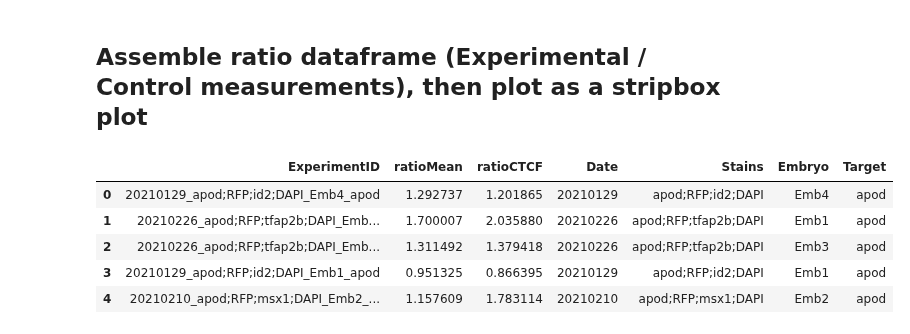
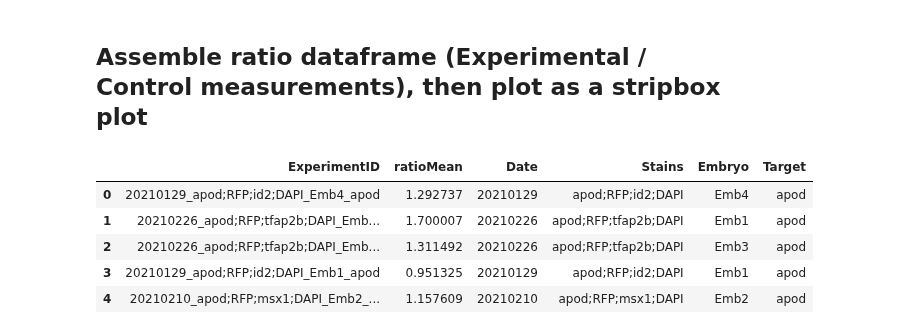
Before and after one commit to PiacentinoLab/2021-Essential-function-and-targets-of-BMP-signaling-during-midbrain-neural-crest-delamination, a Jupyter notebook: Fig4_HCR_Validation/2021_WholeMount_HCR_Intensity_Analysis.ipynb, the cells around one changed output. Drawn from its saved outputs; the diff is of its cells as text; code cells hidden in the pictures.

```diff
--- a/Fig4_HCR_Validation/2021_WholeMount_HCR_Intensity_Analysis.ipynb
+++ b/Fig4_HCR_Validation/2021_WholeMount_HCR_Intensity_Analysis.ipynb
@@ -70,18 +70,18 @@ This will determine the ratio of fluorescence intensities between control and ex
 stage = ['7ss','8ss']
 analyze_df = full_df.loc[full_df['Somites'].isin(stage)]
 
-# Get a list of targets
+# Get a list of target genes measured
 target_list = analyze_df.Target.unique().tolist()
 
 # Initialize for final dataframe collection
 full_results = pd.DataFrame()
 full_results_list = []
 
-# Loop through targets:
+# Loop through target genes:
 for target in target_list:
     df_target = analyze_df.loc[analyze_df['Target'] == target][['Target','EmbID','Treatment',
                                                           'Somites','ROI','Area','Mean','IntDen']]
-    # Initialize for final dataframe collection
+    # Initialize for temporary dataframe collection
     target_results = pd.DataFrame()
     target_results_list = []
 
@@ -90,37 +90,25 @@ for target in target_list:
     for embryo in embryo_list:
         df_embryo = df_target.loc[df_target['EmbID'] == embryo]
 
-        # Isolate values from embryo measurements
-        cntl_intden, expt_intden = (float(df_embryo.loc[df_embryo['ROI'] == 'Cntl']['IntDen'])
-                                   ,float(df_embryo.loc[df_embryo['ROI'] == 'Expt']['IntDen']))
-        cntl_area, expt_area = (float(df_embryo.loc[df_embryo['ROI'] == 'Cntl']['Area'])
-                                   ,float(df_embryo.loc[df_embryo['ROI'] == 'Expt']['Area']))
-        mean_background = float(df_embryo.loc[df_embryo['ROI'] == 'background']['Mean'])
-        cntl_ctcf, expt_ctcf = cntl_intden - (cntl_area * mean_background), expt_intden - (expt_area * mean_background)
-
-        # Assemble output df
+        # Assemble output df from specific values in each embryo dataset
         data = {'Target': [target, target], 'EmbID': [embryo, embryo]
                 ,'Treatment': [df_embryo.tail(1)['Treatment'].values[0], df_embryo.tail(1)['Treatment'].values[0]]
                 ,'Somites': [df_embryo.tail(1)['Somites'].values[0], df_embryo.tail(1)['Somites'].values[0]]
                 ,'ROI': ['Cntl', 'Expt']
                 ,'Mean': [float(df_embryo.loc[df_embryo['ROI'] == 'Cntl']['Mean']),
                         float(df_embryo.loc[df_embryo['ROI'] == 'Expt']['Mean'])]
-                ,'Area': [cntl_area, expt_area]
-                ,'IntDen': [cntl_intden, expt_intden]
-                ,'CTCF': [cntl_ctcf, expt_ctcf]
                }
         embryo_results = pd.DataFrame(data)
         target_results_list.append(embryo_results)
 
-    # Normalize within this target dataset
+    # Normalize mean levels within this target dataset to the mean of the control group
     target_results = pd.concat(target_results_list, sort=False).reset_index().drop('index', axis=1)
-    cntl_ctcf_mean = target_results.loc[target_results['ROI'] == 'Cntl']['CTCF'].mean()
-    target_results['normCTCF'] = target_results['CTCF']/cntl_ctcf_mean
     cntl_mean = target_results.loc[target_results['ROI'] == 'Cntl']['Mean'].mean()
     target_results['normMean'] = target_results['Mean']/cntl_mean
     full_results_list.append(target_results)
 
+# Assemble and view the final results
 full_results = pd.concat(full_results_list,sort=False).reset_index().drop('index', axis=1)
 full_results
-full_results.head(10)
+full_results.head()
 # %% [output]
@@ -205,36 +188,33 @@ n = 6 embryos
 # %%
 ratios_raw = full_results.copy()
 ratios_raw['ExperimentID'] = ratios_raw['EmbID']+'_'+ratios_raw['Target']
 expt_list = ratios_raw['ExperimentID'].unique().tolist()
 
 ratio_results = pd.DataFrame()
 list_ = []
 
 for expt in expt_list:
     expt_df = ratios_raw.loc[ratios_raw['ExperimentID'] == expt]
     ratio_mean = (float(expt_df.loc[expt_df['ROI'] == 'Expt']['Mean'])
                 /float(expt_df.loc[expt_df['ROI'] == 'Cntl']['Mean']))
-    ratio_ctcf = (float(expt_df.loc[expt_df['ROI'] == 'Expt']['CTCF'])
-                /float(expt_df.loc[expt_df['ROI'] == 'Cntl']['CTCF']))
     # Assemble output df
     data = {'ExperimentID': [expt],
             'ratioMean': [ratio_mean],
-            'ratioCTCF': [ratio_ctcf],
            }
     expt_results = pd.DataFrame(data)
     list_.append(expt_results)
 
 ratio_results = pd.concat(list_,sort=False).reset_index().drop('index', axis=1)
 (ratio_results['Date'], ratio_results['Stains'], ratio_results['Embryo'], ratio_results['Target']
         ) = zip(*ratio_results['ExperimentID'].map(lambda x: x.split('_')))
 ratio_results.head()
 # %% [output]
-|  | ExperimentID | ratioMean | ratioCTCF | Date | Stains | Embryo | Target |
-| 0 | 20210129_apod;RFP;id2;DAPI_Emb4_apod | 1.292737 | 1.201865 | 20210129 | apod;RFP;id2;DAPI | Emb4 | apod |
-| 1 | 20210226_apod;RFP;tfap2b;DAPI_Emb... | 1.700007 | 2.035880 | 20210226 | apod;RFP;tfap2b;DAPI | Emb1 | apod |
-| 2 | 20210226_apod;RFP;tfap2b;DAPI_Emb... | 1.311492 | 1.379418 | 20210226 | apod;RFP;tfap2b;DAPI | Emb3 | apod |
-| 3 | 20210129_apod;RFP;id2;DAPI_Emb1_apod | 0.951325 | 0.866395 | 20210129 | apod;RFP;id2;DAPI | Emb1 | apod |
-| 4 | 20210210_apod;RFP;msx1;DAPI_Emb2_... | 1.157609 | 1.783114 | 20210210 | apod;RFP;msx1;DAPI | Emb2 | apod |
+|  | ExperimentID | ratioMean | Date | Stains | Embryo | Target |
+| 0 | 20210129_apod;RFP;id2;DAPI_Emb4_apod | 1.292737 | 20210129 | apod;RFP;id2;DAPI | Emb4 | apod |
+| 1 | 20210226_apod;RFP;tfap2b;DAPI_Emb... | 1.700007 | 20210226 | apod;RFP;tfap2b;DAPI | Emb1 | apod |
+| 2 | 20210226_apod;RFP;tfap2b;DAPI_Emb... | 1.311492 | 20210226 | apod;RFP;tfap2b;DAPI | Emb3 | apod |
+| 3 | 20210129_apod;RFP;id2;DAPI_Emb1_apod | 0.951325 | 20210129 | apod;RFP;id2;DAPI | Emb1 | apod |
+| 4 | 20210210_apod;RFP;msx1;DAPI_Emb2_... | 1.157609 | 20210210 | apod;RFP;msx1;DAPI | Emb2 | apod |
 # %%
 ratio_results.replace(to_replace=['tfap2b', 'id2', 'hes6', 'apod'],value=['TFAP2B', 'ID2', 'HES6-2', 'APOD'], inplace=True)
 
```
Also changed, not shown: parts of 5 cells of this notebook, 2 other files.
